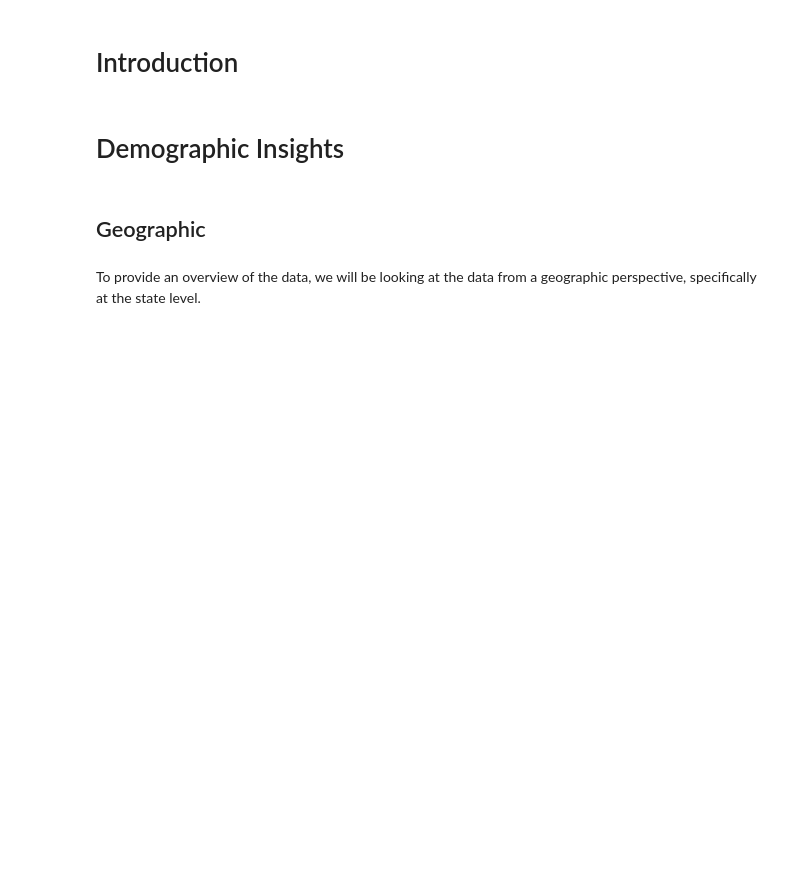
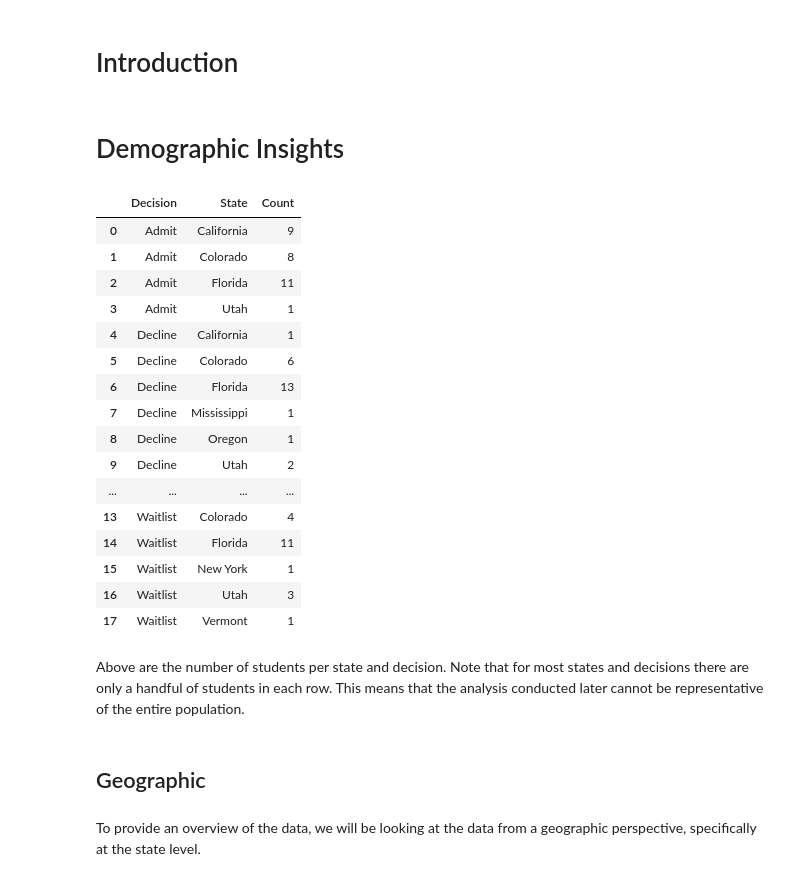
Before and after one commit to ad1589/dsan-5900.github.io, a Jupyter notebook: website/index.ipynb, the cells around one changed output. Saved outputs shown, nothing was run; the diff lists cells and outputs as text; code cells hidden in the pictures; blank space fills up the shorter version.

Commit message:
added counts

```diff
--- a/website/index.ipynb
+++ b/website/index.ipynb
@@ -23,3 +30,29 @@ project:
+# %%
+df = pd.read_csv('../data/clean_data.csv')
+
+decision_count = df.groupby(['Decision', 'State']).size().reset_index()
+decision_count = decision_count.rename(columns={0: 'Count'})
+decision_count
+# %% [output]
+|  | Decision | State | Count |
+| 0 | Admit | California | 9 |
+| 1 | Admit | Colorado | 8 |
+| 2 | Admit | Florida | 11 |
+| 3 | Admit | Utah | 1 |
+| 4 | Decline | California | 1 |
+| 5 | Decline | Colorado | 6 |
+| 6 | Decline | Florida | 13 |
+| 7 | Decline | Mississippi | 1 |
+| 8 | Decline | Oregon | 1 |
+| 9 | Decline | Utah | 2 |
+| ... | ... | ... | ... |
+| 13 | Waitlist | Colorado | 4 |
+| 14 | Waitlist | Florida | 11 |
+| 15 | Waitlist | New York | 1 |
+| 16 | Waitlist | Utah | 3 |
+| 17 | Waitlist | Vermont | 1 |
+# %% [markdown]
+Above are the number of students per state and decision. Note that for most states and decisions there are only a handful of students in each row. This means that the analysis conducted later cannot be representative of the entire population.
 # %% [markdown]
 ## Geographic
 # %% [markdown]
```
Also changed, not shown: parts of 12 cells of this notebook, 2 other files.
